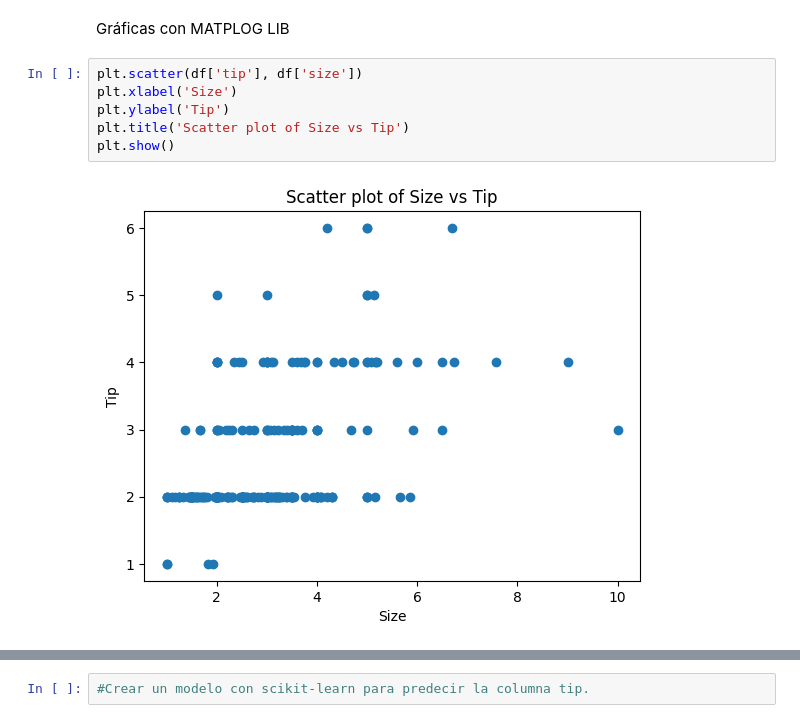
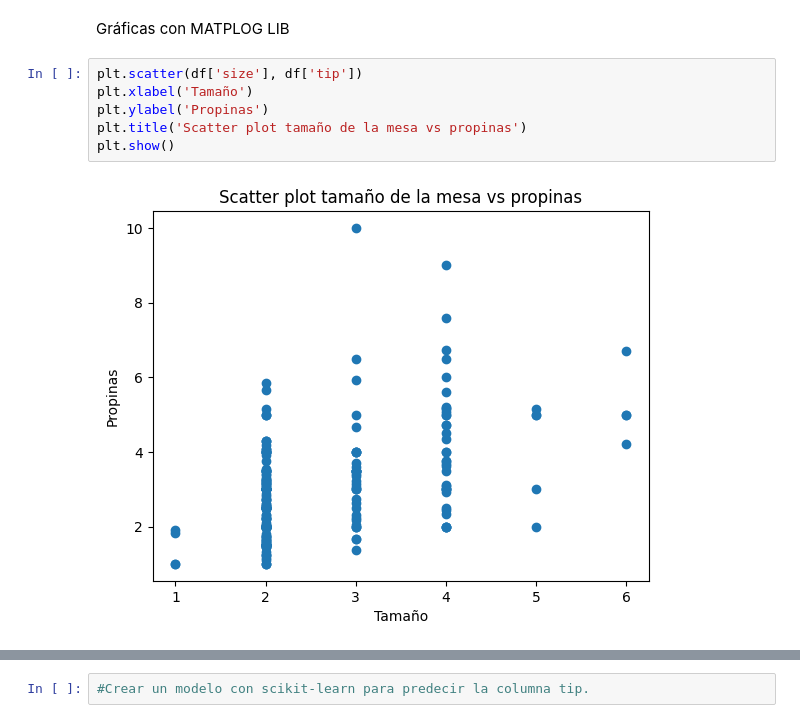
Before and after one commit to fjzamora93/Matlab_Seaborn_Scikit_TipTutorial, a Jupyter notebook: tips.ipynb, the cells around one changed output, grey strips where cells are left out. Drawn from its saved outputs; the diff is of its cells as text.

```diff
--- a/tips.ipynb
+++ b/tips.ipynb
@@ -86,10 +85,10 @@ df.describe()
 # %% [markdown]
 Gráficas con MATPLOG LIB
 # %%
-plt.scatter(df['tip'], df['size'])
-plt.xlabel('Size')
-plt.ylabel('Tip')
-plt.title('Scatter plot of Size vs Tip')
+plt.scatter(df['size'], df['tip'])
+plt.xlabel('Tamaño')
+plt.ylabel('Propinas')
+plt.title('Scatter plot tamaño de la mesa vs propinas')
 plt.show()
 # %% [output]
-[figure, old version]
+[figure, new version]
```
Also changed, not shown: parts of 7 cells of this notebook, 5 other files.
